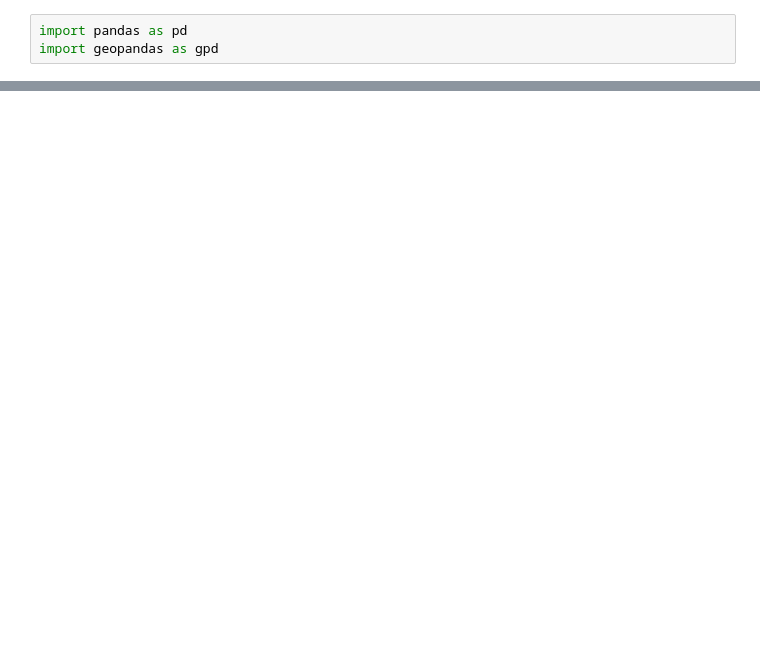
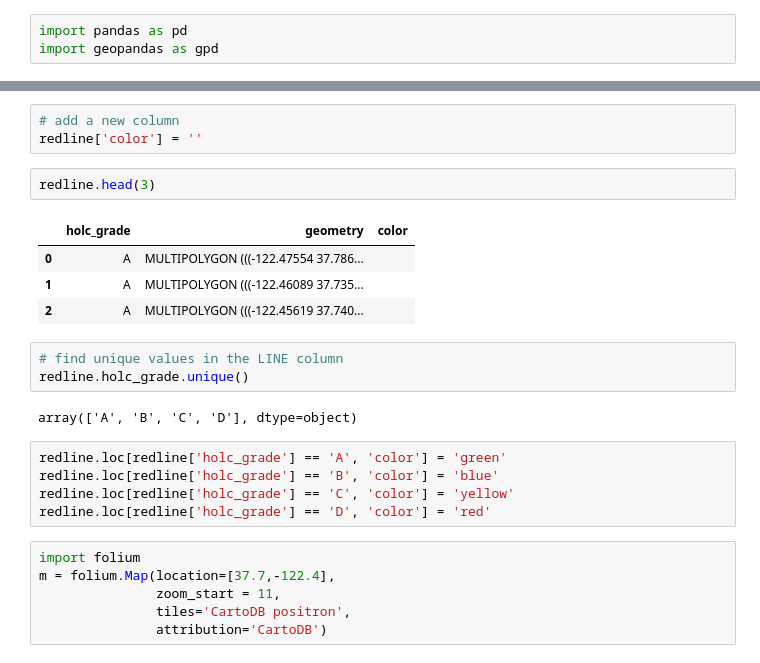
Before and after one commit to tommychandler5/221project, a Jupyter notebook: Group Assignments/W4 Assignment/Historic Redlining Maps.ipynb, the cells around one changed output, grey strips where cells are left out. Saved outputs shown, nothing was run; the diff lists cells and outputs as text; blank space fills up the shorter version.

```diff
--- a/Group Assignments/W4 Assignment/Historic Redlining Maps.ipynb
+++ b/Group Assignments/W4 Assignment/Historic Redlining Maps.ipynb
@@ -7,0 +99,26 @@ DriverError: 221project/Group Assignments/W4 Assignment/data/sfredlined.geojson:
+# %%
+# add a new column
+redline['color'] = ''
+# %%
+redline.head(3)
+# %% [output]
+|  | holc_grade | geometry | color |
+| 0 | A | MULTIPOLYGON (((-122.47554 37.786... |  |
+| 1 | A | MULTIPOLYGON (((-122.46089 37.735... |  |
+| 2 | A | MULTIPOLYGON (((-122.45619 37.740... |  |
+# %%
+# find unique values in the LINE column
+redline.holc_grade.unique()
+# %% [output]
+array(['A', 'B', 'C', 'D'], dtype=object)
+# %%
+redline.loc[redline['holc_grade'] == 'A', 'color'] = 'green'
+redline.loc[redline['holc_grade'] == 'B', 'color'] = 'blue'
+redline.loc[redline['holc_grade'] == 'C', 'color'] = 'yellow'
+redline.loc[redline['holc_grade'] == 'D', 'color'] = 'red'
+# %%
+import folium
+m = folium.Map(location=[37.7,-122.4],
+               zoom_start = 11,
+               tiles='CartoDB positron',
+               attribution='CartoDB')
```
Also changed, not shown: parts of 11 cells of this notebook, 1 other file.
